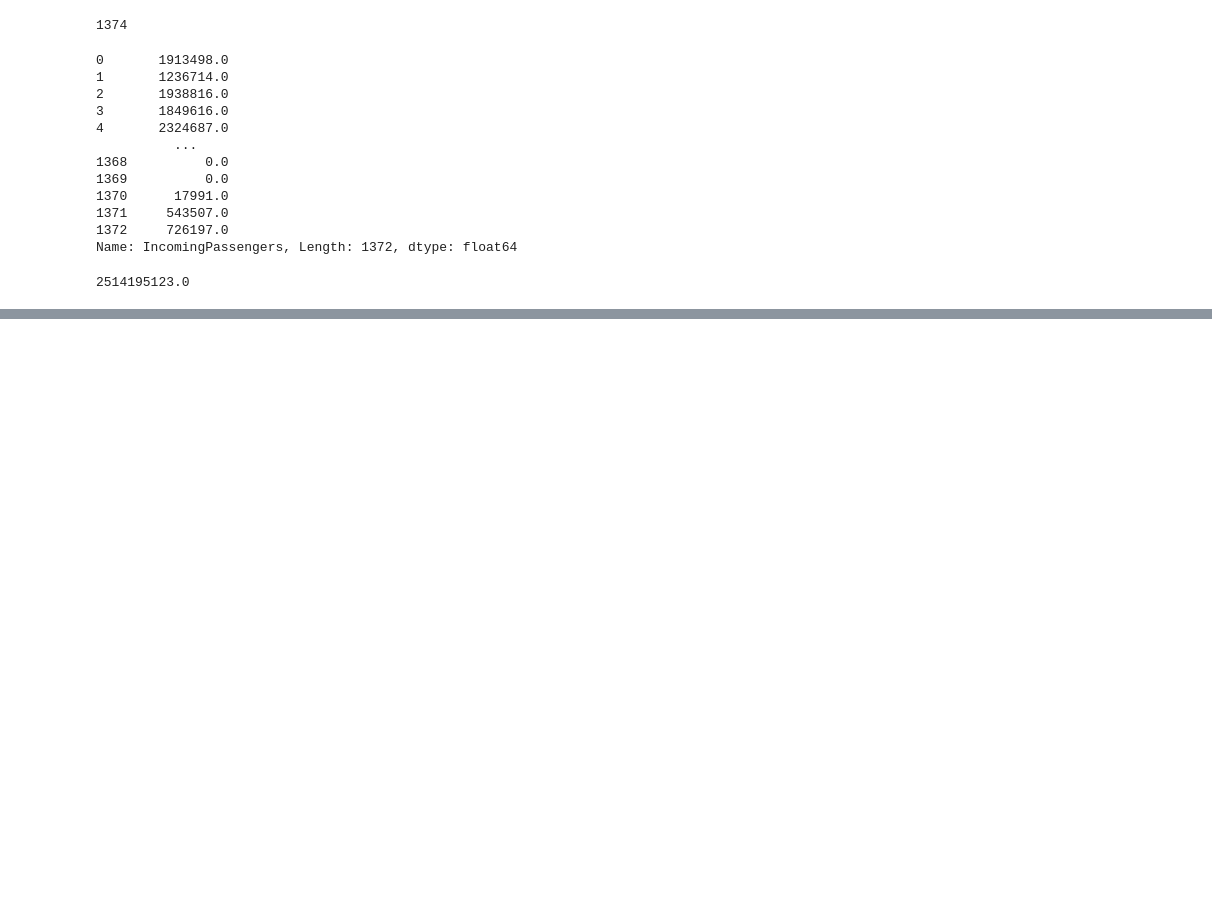
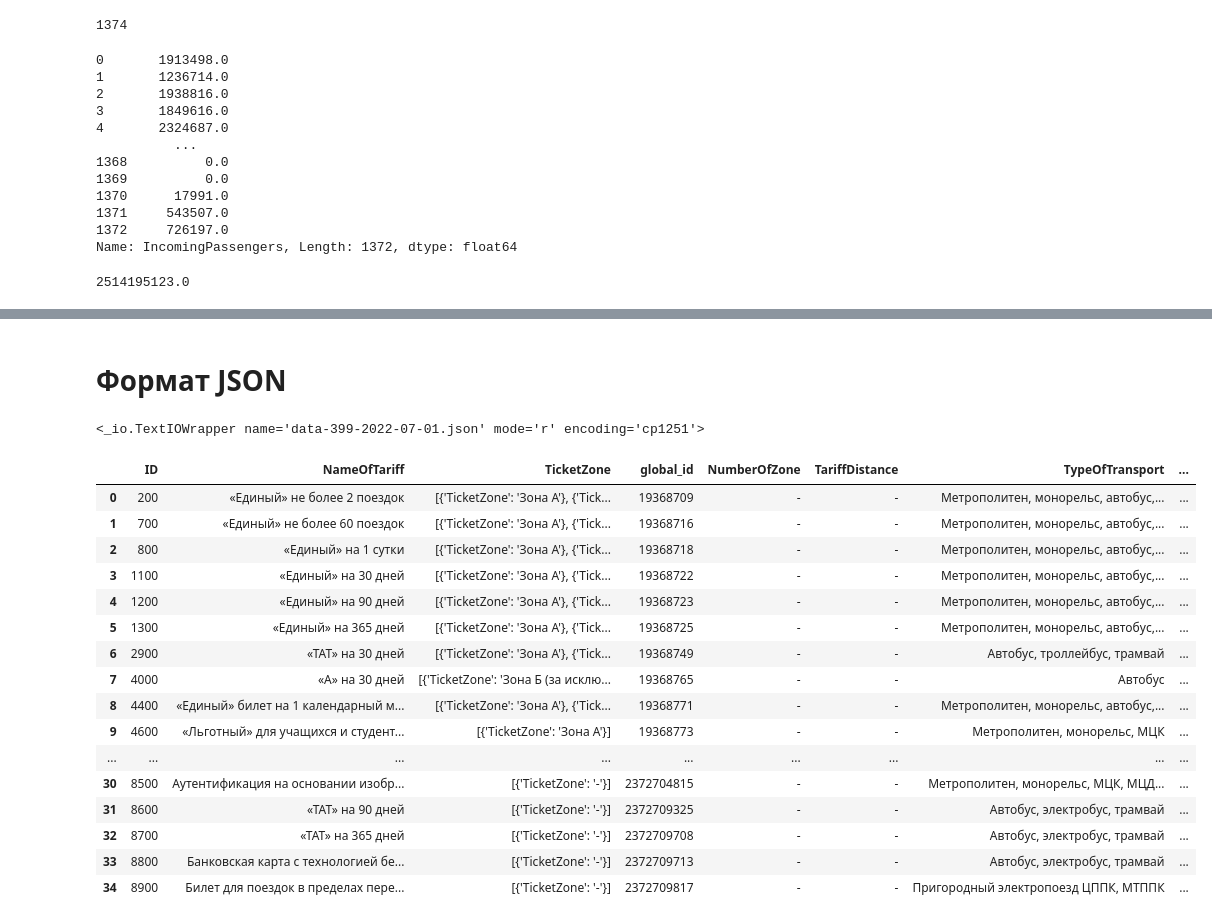
Before and after one commit to kroninam/My_notes_for_Pandas, a Jupyter notebook: 005_pandas_different_sourses_of_DATA.ipynb, the cells around one changed output, grey strips where cells are left out. Drawn from its saved outputs; the diff is of its cells as text; code cells hidden in the pictures; blank space fills up the shorter version.

```diff
--- a/005_pandas_different_sourses_of_DATA.ipynb
+++ b/005_pandas_different_sourses_of_DATA.ipynb
@@ -183,0 +350,2 @@ sum(df.IncomingPassengers[(~df.IncomingPassengers.isnull()) & (~(df.IncomingPass
+# %% [markdown]
+# Формат JSON
@@ -183,0 +368,26 @@ sum(df.IncomingPassengers[(~df.IncomingPassengers.isnull()) & (~(df.IncomingPass
+# %%
+data
+# %% [output]
+<_io.TextIOWrapper name='data-399-2022-07-01.json' mode='r' encoding='cp1251'>
+# %%
+df = pd.read_json('data-399-2022-07-01.json', encoding='cp1251') # и здесь эту кодировку прописать
+# %%
+df
+# %% [output]
+|  | ID | NameOfTariff | TicketZone | global_id | NumberOfZone | TariffDistance | TypeOfTransport | ... |
+| 0 | 200 | «Единый» не более 2 поездок | [{'TicketZone': 'Зона А'}, {'Tick... | 19368709 | - | - | Метрополитен, монорельс, автобус,... | ... |
+| 1 | 700 | «Единый» не более 60 поездок | [{'TicketZone': 'Зона А'}, {'Tick... | 19368716 | - | - | Метрополитен, монорельс, автобус,... | ... |
+| 2 | 800 | «Единый» на 1 сутки | [{'TicketZone': 'Зона А'}, {'Tick... | 19368718 | - | - | Метрополитен, монорельс, автобус,... | ... |
+| 3 | 1100 | «Единый» на 30 дней | [{'TicketZone': 'Зона А'}, {'Tick... | 19368722 | - | - | Метрополитен, монорельс, автобус,... | ... |
+| 4 | 1200 | «Единый» на 90 дней | [{'TicketZone': 'Зона А'}, {'Tick... | 19368723 | - | - | Метрополитен, монорельс, автобус,... | ... |
+| 5 | 1300 | «Единый» на 365 дней | [{'TicketZone': 'Зона А'}, {'Tick... | 19368725 | - | - | Метрополитен, монорельс, автобус,... | ... |
+| 6 | 2900 | «ТАТ» на 30 дней | [{'TicketZone': 'Зона А'}, {'Tick... | 19368749 | - | - | Автобус, троллейбус, трамвай | ... |
+| 7 | 4000 | «А» на 30 дней | [{'TicketZone': 'Зона Б (за исклю... | 19368765 | - | - | Автобус | ... |
+| 8 | 4400 | «Единый» билет на 1 календарный м... | [{'TicketZone': 'Зона А'}, {'Tick... | 19368771 | - | - | Метрополитен, монорельс, автобус,... | ... |
+| 9 | 4600 | «Льготный» для учащихся и студент... | [{'TicketZone': 'Зона А'}] | 19368773 | - | - | Метрополитен, монорельс, МЦК | ... |
+| ... | ... | ... | ... | ... | ... | ... | ... | ... |
+| 30 | 8500 | Аутентификация на основании изобр... | [{'TicketZone': '-'}] | 2372704815 | - | - | Метрополитен, монорельс, МЦК, МЦД... | ... |
+| 31 | 8600 | «ТАТ» на 90 дней | [{'TicketZone': '-'}] | 2372709325 | - | - | Автобус, электробус, трамвай | ... |
+| 32 | 8700 | «ТАТ» на 365 дней | [{'TicketZone': '-'}] | 2372709708 | - | - | Автобус, электробус, трамвай | ... |
+| 33 | 8800 | Банковская карта с технологией бе... | [{'TicketZone': '-'}] | 2372709713 | - | - | Автобус, электробус, трамвай | ... |
+| 34 | 8900 | Билет для поездок в пределах пере... | [{'TicketZone': '-'}] | 2372709817 | - | - | Пригородный электропоезд ЦППК, МТППК | ... |
```
Also changed, not shown: parts of 28 cells of this notebook, 7 other files.
